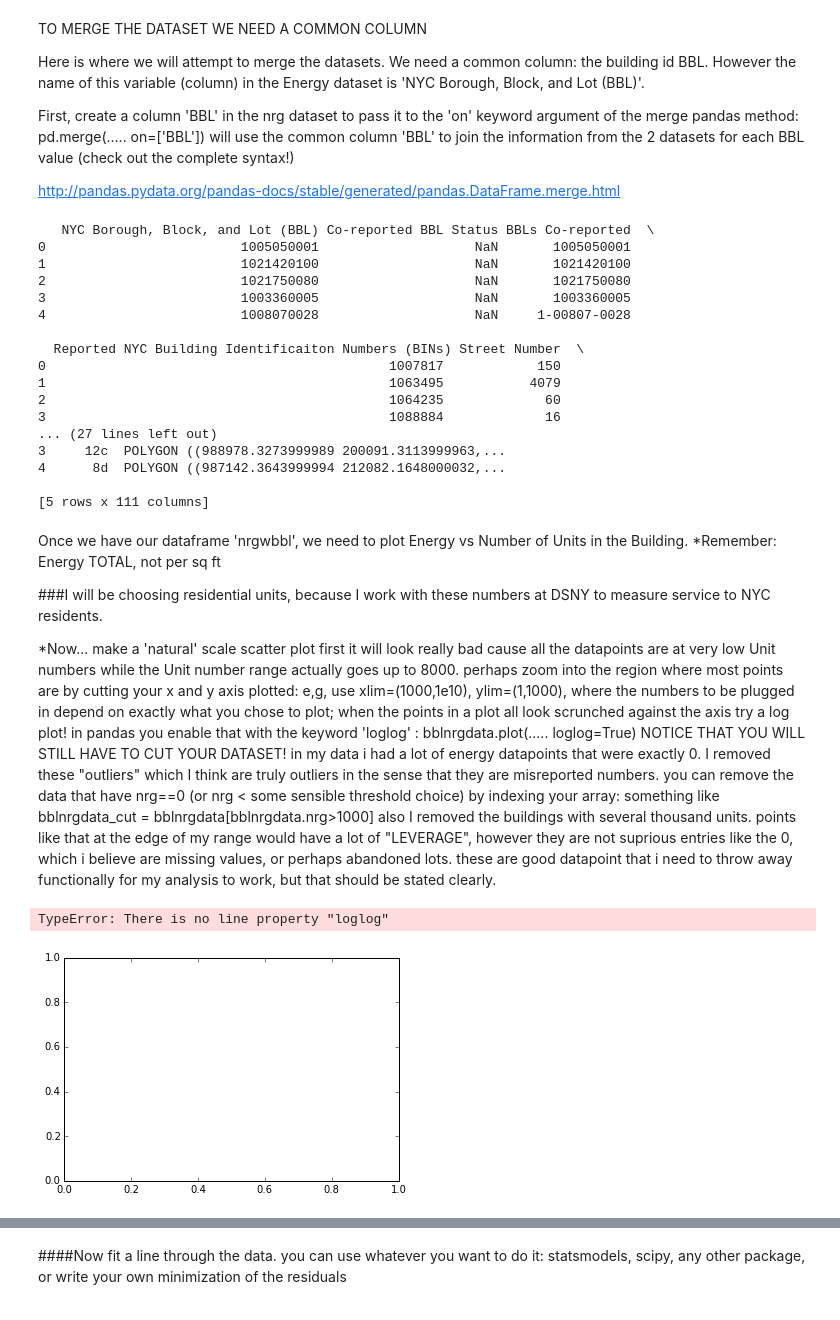
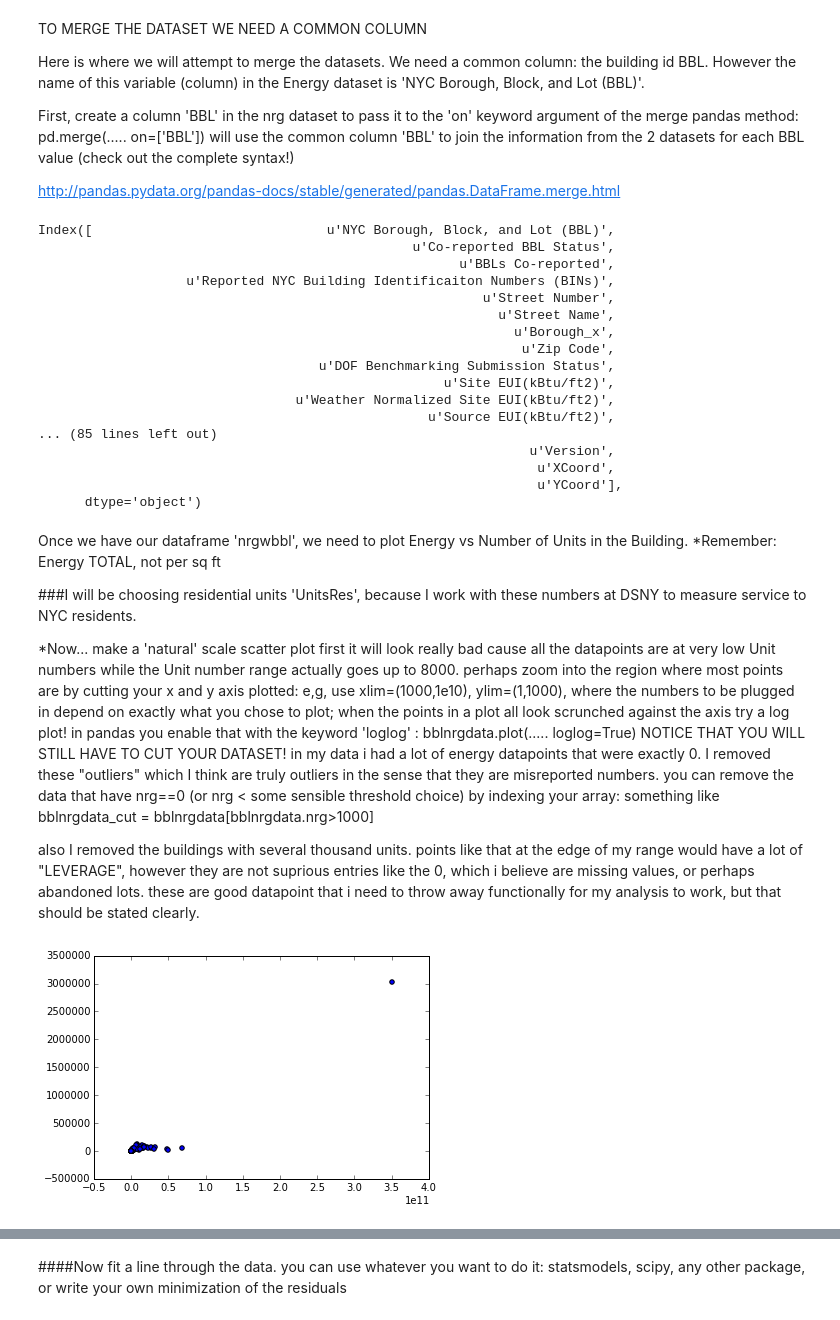
Before and after one commit to maryooh/PUI2015_mortiz, a Jupyter notebook: HW5/HW5- Assigment 1, energy use based on no. of units.ipynb, the cells around one changed output, grey strips where cells are left out. Saved outputs shown, nothing was run; the diff lists cells and outputs as text; code cells hidden in the pictures.

```diff
--- a/HW5/HW5- Assigment 1, energy use based on no. of units.ipynb
+++ b/HW5/HW5- Assigment 1, energy use based on no. of units.ipynb
@@ -198,31 +196,33 @@ nrgwbbl = pd.merge(nrg, bsize, how = 'inner', on = 'BBL')
 
 #print bblnrgdata
 #print nrgwbbl.columns
-print nrgwbbl.head()
+#print nrgwbbl.head()
+print (nrgwbbl.columns[0:100])
 # %% [output]
-   NYC Borough, Block, and Lot (BBL) Co-reported BBL Status BBLs Co-reported  \
-0                         1005050001                    NaN       1005050001
-1                         1021420100                    NaN       1021420100
-2                         1021750080                    NaN       1021750080
-3                         1003360005                    NaN       1003360005
-4                         1008070028                    NaN     1-00807-0028
-
-  Reported NYC Building Identificaiton Numbers (BINs) Street Number  \
-0                                            1007817            150
-1                                            1063495           4079
-2                                            1064235             60
-3                                            1088884             16
-... (27 lines left out)
-3     12c  POLYGON ((988978.3273999989 200091.3113999963,...
-4      8d  POLYGON ((987142.3643999994 212082.1648000032,...
-
-[5 rows x 111 columns]
+Index([                              u'NYC Borough, Block, and Lot (BBL)',
+                                                u'Co-reported BBL Status',
+                                                      u'BBLs Co-reported',
+                   u'Reported NYC Building Identificaiton Numbers (BINs)',
+                                                         u'Street Number',
+                                                           u'Street Name',
+                                                             u'Borough_x',
+                                                              u'Zip Code',
+                                    u'DOF Benchmarking Submission Status',
+                                                    u'Site EUI(kBtu/ft2)',
+                                 u'Weather Normalized Site EUI(kBtu/ft2)',
+                                                  u'Source EUI(kBtu/ft2)',
+... (85 lines left out)
+                                                               u'Version',
+                                                                u'XCoord',
+                                                                u'YCoord'],
+      dtype='object')
 # %% [markdown]
 Once we have our dataframe 'nrgwbbl', we need to plot Energy vs Number of Units in the Building.
 *Remember: Energy TOTAL, not per sq ft
 
-###I will be choosing residential units, because I work with these numbers at DSNY to measure service to NYC residents.
+###I will be choosing residential units 'UnitsRes', because I work with these numbers at DSNY to measure service to NYC residents.
 
 *Now... make a 'natural' scale scatter plot first it will look really bad cause all the datapoints are at very low Unit numbers while the Unit number range actually goes up to 8000. perhaps zoom into the region where most points are by cutting your x and y axis plotted: e,g, use xlim=(1000,1e10), ylim=(1,1000), where the numbers to be plugged in depend on exactly what you chose to plot; when the points in a plot all look scrunched against the axis try a log plot! in pandas you enable that with the keyword 'loglog' : bblnrgdata.plot(..... loglog=True)
 NOTICE THAT YOU WILL STILL HAVE TO CUT YOUR DATASET! in my data i had a lot of energy datapoints that were exactly 0. I removed these "outliers" which I think are truly outliers in the sense that they are misreported numbers. you can remove the data that have nrg==0 (or nrg < some sensible threshold choice) by indexing your array: something like bblnrgdata_cut = bblnrgdata[bblnrgdata.nrg>1000]
+
 also I removed the buildings with several thousand units. points like that at the edge of my range would have a lot of "LEVERAGE", however they are not suprious entries like the 0, which i believe are missing values, or perhaps abandoned lots. these are good datapoint that i need to throw away functionally for my analysis to work, but that should be stated clearly.
@@ -229,12 +232,13 @@ also I removed the buildings with several thousand units. points like that at th
 # %%
 #plotting Total Energy vs Number of Units
-#nrgwbbl.plot(kind='scatter', x='Site EUI(kBtu/ft2)', y='Reported Property Floor Area (Building(s)) (ft\xc2\xb2)')
+#nrgwbbl.plot(kind='scatter', x='Site EUI(kBtu/ft2)', y='Reported Property Floor Area (Building(s)) (ft²)')
 #nrgwbbl.plot(kind='scatter', x='Site EUI(kBtu/ft2)', y='UnitsRes')
-#nrgwbbl.plot(x='Site EUI(kBtu/ft2)', y='Reported Property Floor Area (Building(s)) (ft\xc2\xb2)')
+#nrgwbbl.plot(x='Site EUI(kBtu/ft2)', y='Reported Property Floor Area (Building(s)) (ft²)')
 
-nrgwbbl['Energy Total'] = nrgwbbl['Site EUI(kBtu/ft2)'] * nrgwbbl['Reported Property Floor Area (Building(s)) (ft\xc2\xb2)']
-plt = pl.plot(nrgwbbl['Energy Total'], nrgwbbl['UnitsRes'], 'ro', loglog = True )
-plt.show()
+nrgwbbl['Energy Total'] = nrgwbbl['Site EUI(kBtu/ft2)'] * nrgwbbl['Reported Property Floor Area (Building(s)) (ft²)']
+totepu = pl.scatter(nrgwbbl['Energy Total'], nrgwbbl['Site EUI(kBtu/ft2)'])#, 'ro', loglog = True )
+
+#nrgwbbl_cut['Energy Total'] = nrgwbbl_cut['Site EUI(kBtu/ft2)'] * nrgwbbl_cut['Reported Property Floor Area (Building(s)) (ft²)']
+#totepu = pl.loglog(nrgwbbl_cut['Energy Total'], nrgwbbl_cut['Site EUI(kBtu/ft2)'])#, 'ro', loglog = True )
 # %% [output]
-TypeError: There is no line property "loglog"
-[figure, old version]
+[figure, new version]
```
Also changed, not shown: parts of 14 cells of this notebook.
